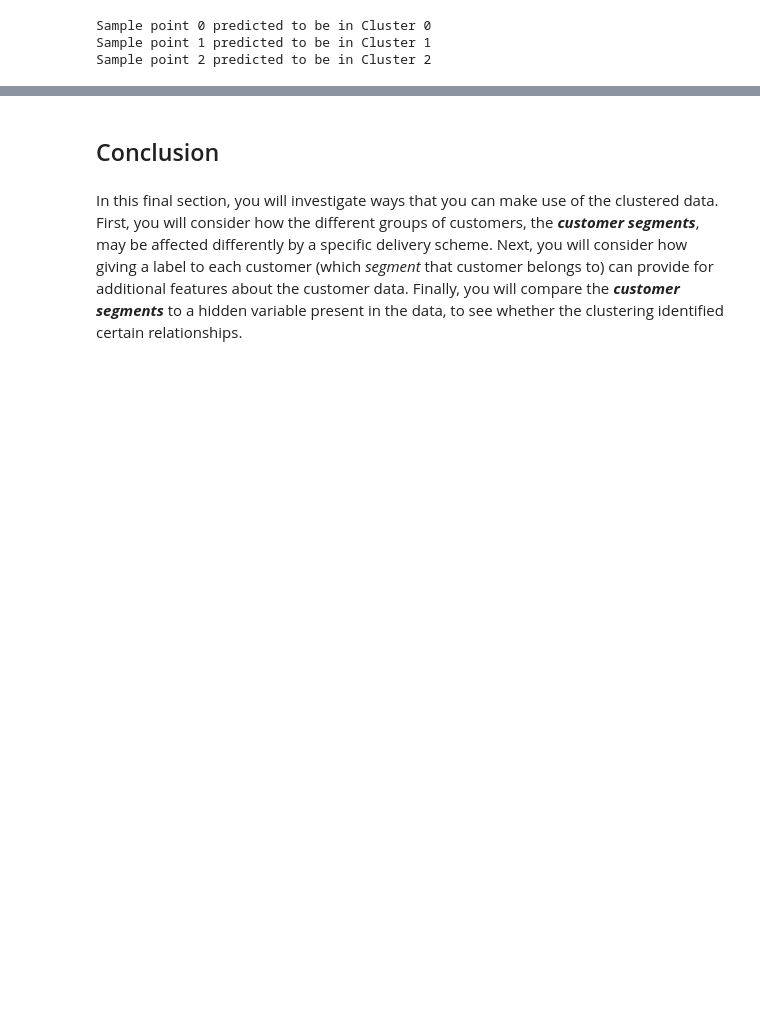
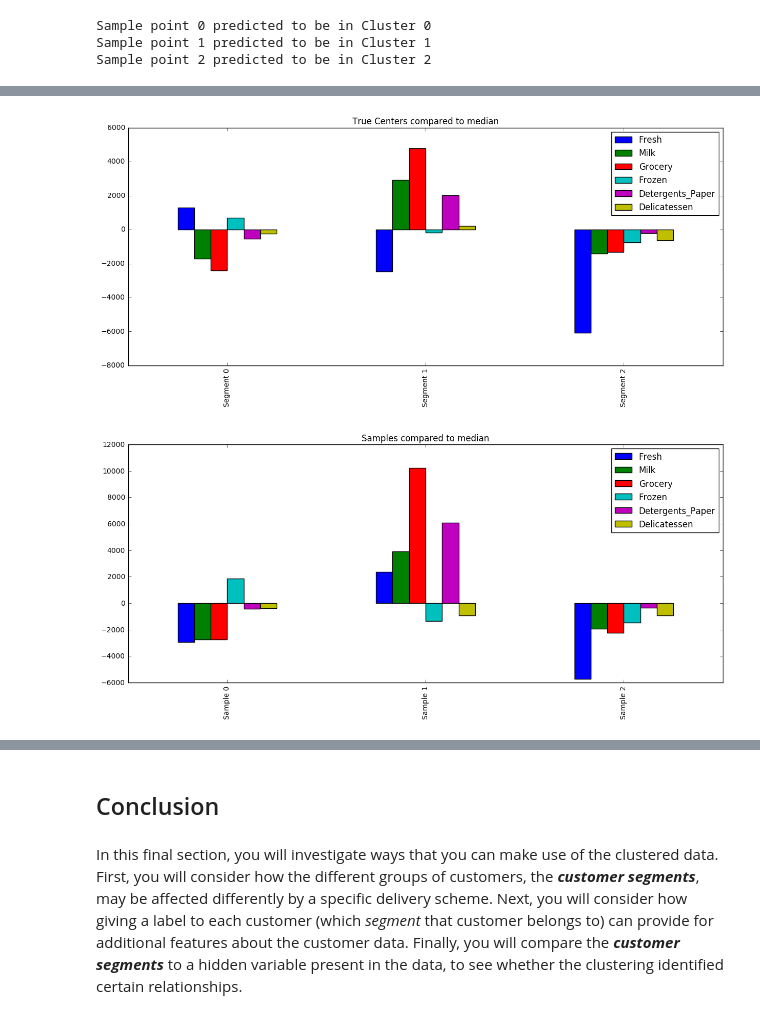
Before and after one commit to laszlokiraly/learning-machine-learning, a Jupyter notebook: customer_segments/customer_segments.ipynb, the cells around one changed output, grey strips where cells are left out. Drawn from its saved outputs; the diff is of its cells as text; code cells hidden in the pictures; blank space fills up the shorter version.

```diff
--- a/customer_segments/customer_segments.ipynb
+++ b/customer_segments/customer_segments.ipynb
@@ -588,0 +671,10 @@ The predictions are consistent with the best representations.
+# %%
+true_centers_to_median = true_centers - np.around(data.median().values)
+_ = true_centers_to_median.plot(kind='bar', figsize=(15,6), title="True Centers compared to median")
+
+samples_to_median = samples - np.around(data.median().values)
+samples_to_median.index = ['Sample {}'.format(i) for i in range(0,len(samples))]
+_ = samples_to_median.plot(kind='bar', figsize=(15,6), title="Samples compared to median")
+# %% [output]
+[figure, added]
+[figure, added]
```
Also changed, not shown: parts of 23 cells of this notebook, 1 other file.
